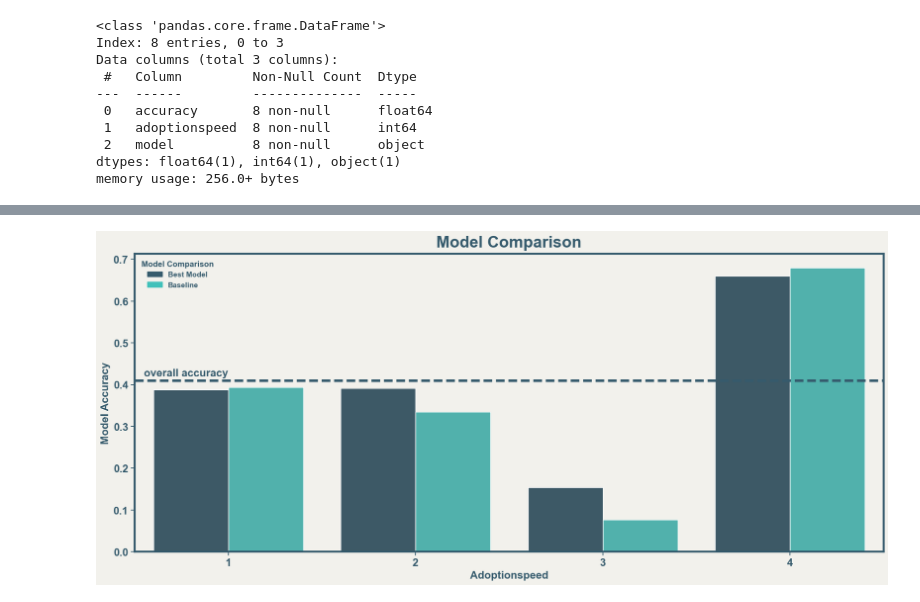
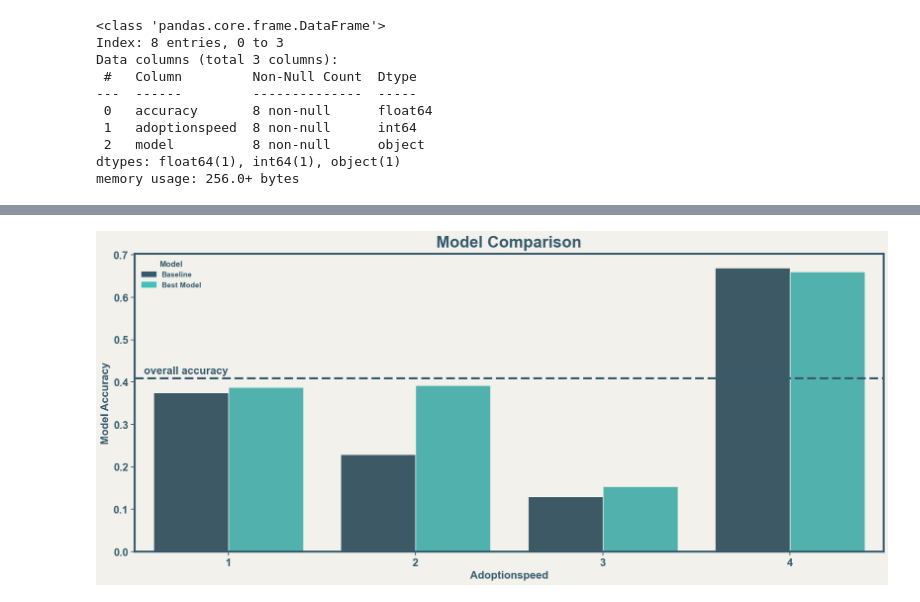
Before and after one commit to LanaCasselmann/ds_capstone_pet_adoptability, a Jupyter notebook: notebooks/model_vis.ipynb, the cells around one changed output, grey strips where cells are left out. Saved outputs shown, nothing was run; the diff lists cells and outputs as text; code cells hidden in the pictures.

```diff
--- a/notebooks/model_vis.ipynb
+++ b/notebooks/model_vis.ipynb
@@ -105,7 +106,7 @@ y_pred_tr = gbc.predict(X_train_comb)
 # %%
 df_processed = pd.read_csv('../data/petfinder-adoption-prediction/train/df_processed.csv')
 
-X_baseline = df_processed[["age_bin", "photoamt_11", "breed_type", "type", "color_pattern_0","color_pattern_1","color_pattern_2"]]
+X_baseline = df_processed[["age_bin", "photoamt_11"]]
 y = df_processed["adoptionspeed"]
 X_train_bl, X_test_bl, y_train_bl, y_test_bl = train_test_split(X_baseline, y, random_state=42, stratify=y)
 baseline = DecisionTreeClassifier(max_depth = 4, min_samples_leaf = 15)
@@ -148,7 +149,7 @@ df_best
 | 2 | 0.153605 | 3 | best_model |
 | 3 | 0.659740 | 4 | best_model |
 # %%
-df = pd.concat([df_best,df_bl])
+df = pd.concat([df_bl, df_best])
 df
 # %% [output]
 |  | accuracy | adoptionspeed | model |
@@ -189,33 +198,33 @@ mod_plot = sns.barplot(
     x='adoptionspeed',
     y = 'accuracy',
     hue='model',
     # palette=['#365b6d', '#41c1ba', '#289dd2', '#6c9286'],
     # multiple='dodge',
     # alpha=1,
     # shrink=3
     )
 #h,l=mod_plot.get_legend_handles_labels()
 #legend = plt.legend(title='Model Comparison')#,labels = ['Best Model','Baseline'])
-legend_labels = ['Best Model','Baseline']
+legend_labels = ['Baseline','Best Model']
 legend_handles = [mpatches.Patch(color=color, label=label) for color, label in zip(['#365b6d', '#41c1ba'], legend_labels)]
-plt.legend(handles=legend_handles, title='Model Comparison')#, title_fontsize=14, bbox_to_anchor=(0.65, 0.90), loc='upper left')
+plt.legend(handles=legend_handles, title='Model')#, title_fontsize=14, bbox_to_anchor=(0.65, 0.90), loc='upper left')
 
 
 plt.xlabel('Adoptionspeed')
 plt.ylabel('Model Accuracy')
 plt.title('Model Comparison', fontsize=24)
 # plt.xticks(ticks=np.linspace(0,18,10))
 # # add vertical line
 mod_plot.axhline(y=acc, linewidth=3.5, linestyle='dashed')
 # Annotate hline
 mod_plot.text(-0.45, acc + 0.01, 'overall accuracy')
 # plt.annotate("'Not Adopted' most frequent for up to 3 photos", xy=(3.7, 950), bbox=bbox, fontsize=20)
 # plt.annotate("'Fast Adoption Speeds' most frequent for more than 3 photos", xy=(3.7, 800), bbox=bbox, fontsize=20)
 
 # #restrict x axis
 # plt.xlim([-0.5, 16.5])
 # safe figure as...
 #plt.savefig('../images/presentation/photoamt_with_line.jpg')
 plt.show();
 # %% [output]
-[figure, old version]
+[figure, new version]
```
Also changed, not shown: parts of 8 cells of this notebook, 2 other files.
